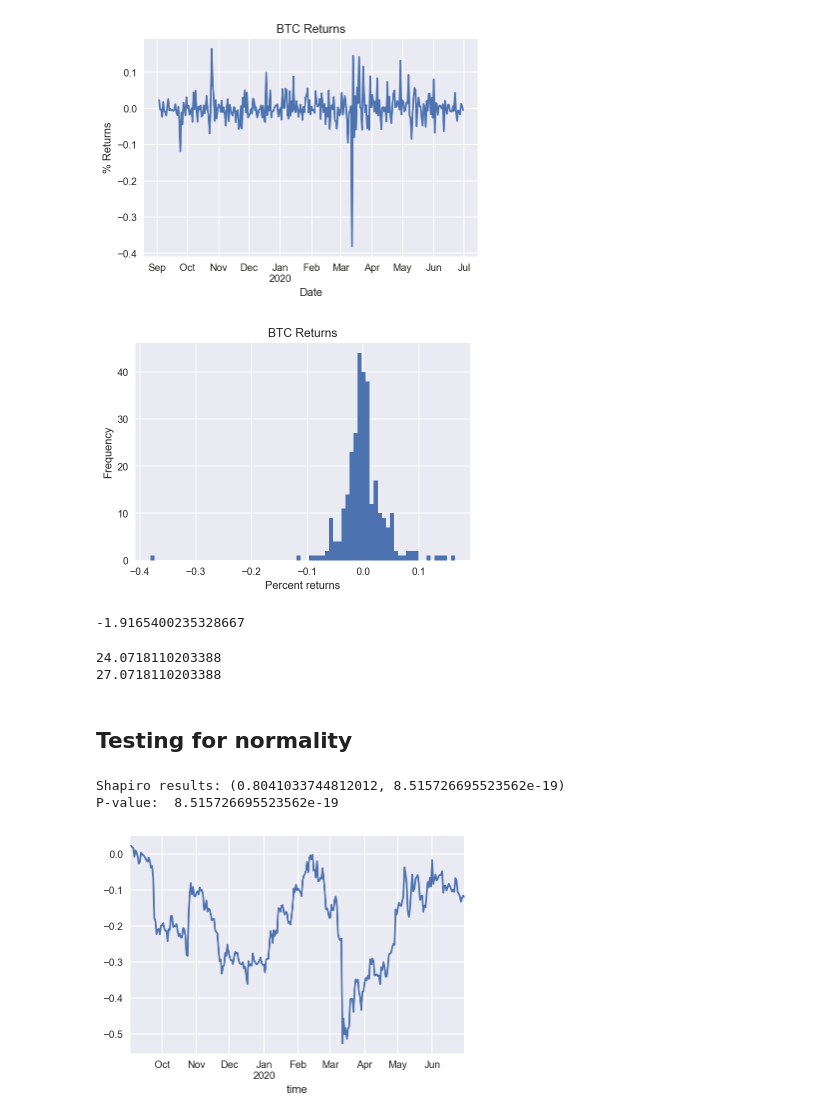
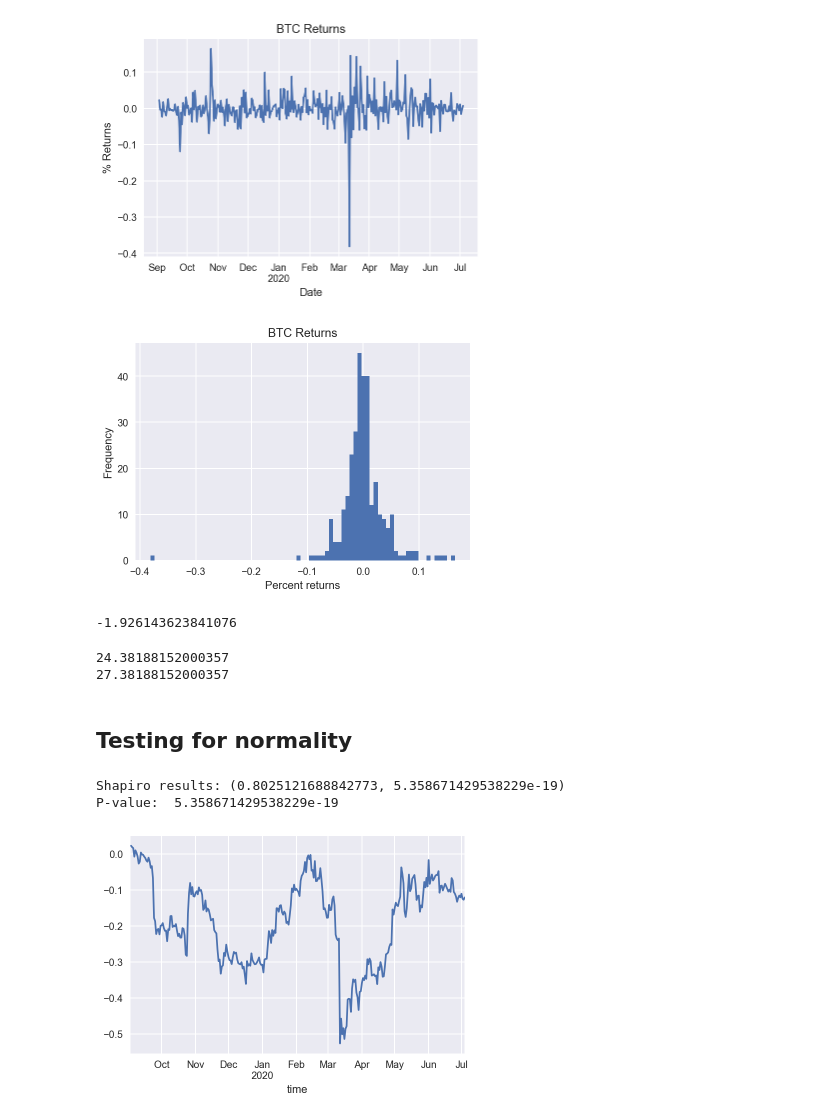
Before and after one commit to hilljtm/sfund, a Jupyter notebook: CryptoC_plots.ipynb, the cells around one changed output. Drawn from its saved outputs; the diff is of its cells as text; code cells hidden in the pictures.

```diff
--- a/CryptoC_plots.ipynb
+++ b/CryptoC_plots.ipynb
@@ -122,18 +122,18 @@ To register the converters:
 # %%
 # September 1st - Today
-df_all = get_df(1567296000, 1593549900)
+df_all = get_df(1567296000, 1593891000)
 
 # Add a returns column
 df_all['Returns'] = df_all['close'].pct_change()
 
 df_all['Returns'].plot()
 plt.axis('tight')
 plt.title('BTC Returns')
 plt.xlabel('Date')
 plt.ylabel('% Returns')
 plt.show()
 # %% [output]
-[figure, old version]
+[figure, new version]
 # %%
 # Plot returns
 plt.hist(df_all['Returns'].dropna(), bins=75, density=False)
@@ -142,7 +142,7 @@ plt.xlabel('Percent returns')
 plt.ylabel('Frequency')
 plt.show()
 # %% [output]
-[figure, old version]
+[figure, new version]
 # %%
 from scipy.stats import skew
 
@@ -151,7 +151,7 @@ clean_returns = (df_all['Returns'].dropna())
 returns_skewness = skew(clean_returns)
 print(returns_skewness)
 # %% [output]
--1.9165400235328667
+-1.926143623841076
 # %%
 from scipy.stats import kurtosis
 
@@ -161,8 +161,8 @@ print(excess_kurtosis)
 fourth_moment = excess_kurtosis + 3
 print(fourth_moment)
 # %% [output]
-24.0718110203388
-27.0718110203388
+24.38188152000357
+27.38188152000357
 # %% [markdown]
 ## Testing for normality
 # %%
@@ -174,10 +174,10 @@ print('Shapiro results:', shapiro_results)
 p_value = shapiro_results[1]
 print('P-value: ', p_value)
 # %% [output]
-Shapiro results: (0.8041033744812012, 8.515726695523562e-19)
-P-value:  8.515726695523562e-19
+Shapiro results: (0.8025121688842773, 5.358671429538229e-19)
+P-value:  5.358671429538229e-19
 # %%
 CumulativeReturns = ((1 + df_all['Returns']).cumprod() - 1)
 CumulativeReturns.plot();
 # %% [output]
-[figure, old version]
+[figure, new version]
```
Also changed, not shown: parts of 3 cells of this notebook, 1 other file.
